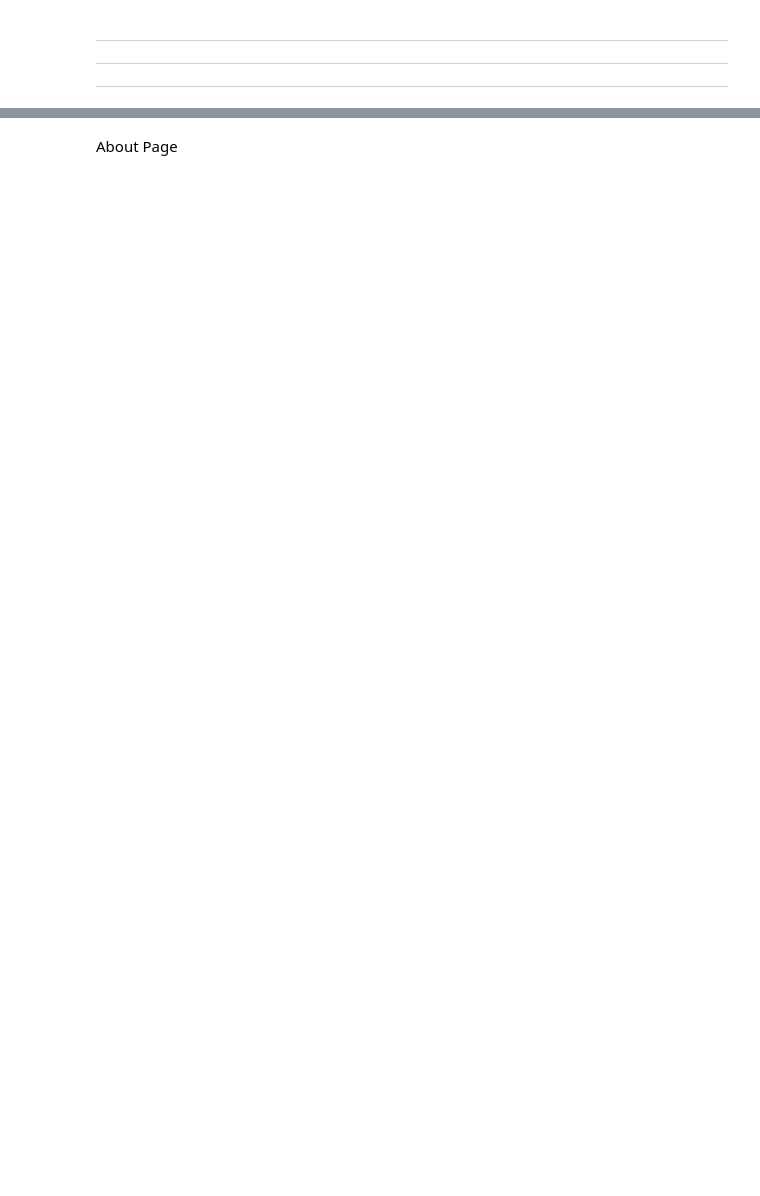
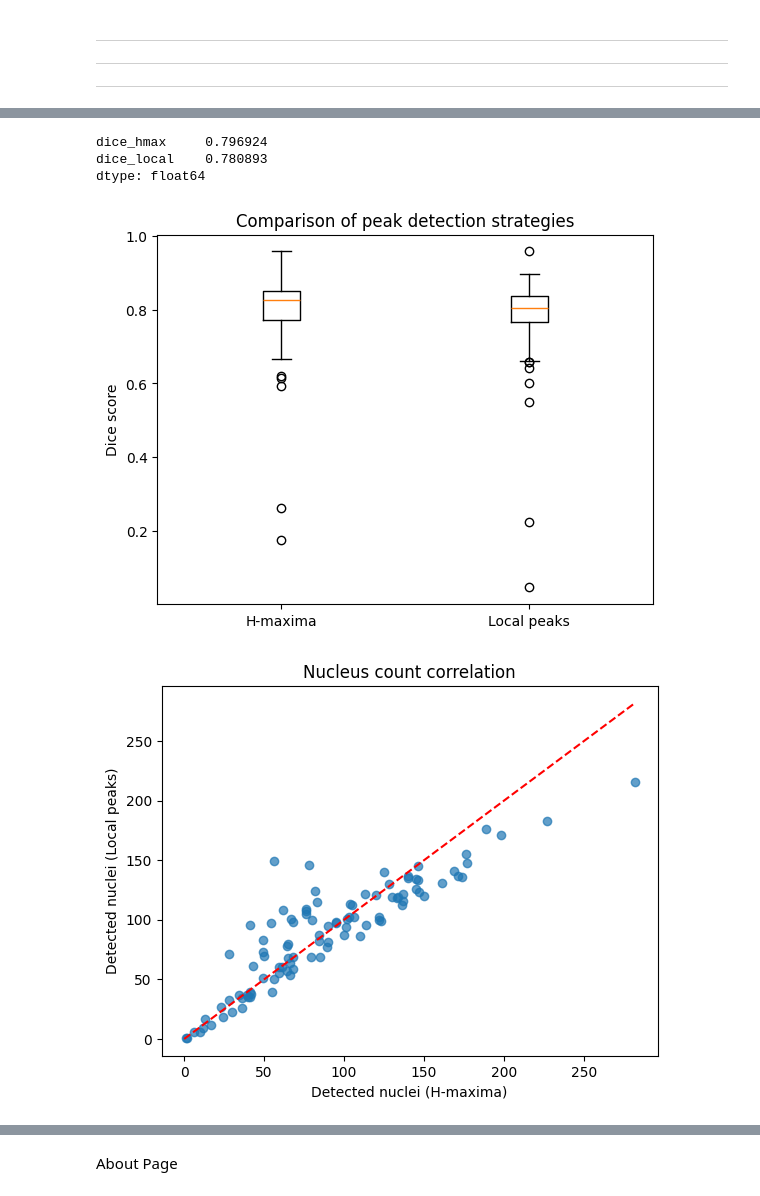
Before and after one commit to icke-wieder/CellSeg_Extension, a Jupyter notebook: Gradio_Cell_Segmentor.ipynb, the cells around one changed output, grey strips where cells are left out. Drawn from its saved outputs; the diff is of its cells as text; code cells hidden in the pictures; blank space fills up the shorter version.

```diff
--- a/Gradio_Cell_Segmentor.ipynb
+++ b/Gradio_Cell_Segmentor.ipynb
@@ -577,0 +896,24 @@ app_interface.launch(share=True)
+# %%
+import matplotlib.pyplot as plt
+
+print(df[["dice_hmax", "dice_local"]].mean())
+
+plt.boxplot([df["dice_hmax"], df["dice_local"]],
+            labels=["H-maxima","Local peaks"])
+plt.ylabel("Dice score")
+plt.title("Comparison of peak detection strategies")
+plt.show()
+
+plt.scatter(df["count_hmax"], df["count_local"], alpha=0.7)
+plt.xlabel("Detected nuclei (H-maxima)")
+plt.ylabel("Detected nuclei (Local peaks)")
+plt.title("Nucleus count correlation")
+plt.plot([0, max(df["count_hmax"].max(), df["count_local"].max())],
+         [0, max(df["count_hmax"].max(), df["count_local"].max())], 'r--')
+plt.show()
+# %% [output]
+dice_hmax     0.796924
+dice_local    0.780893
+dtype: float64
+[figure, added]
+[figure, added]
```
Also changed, not shown: parts of 11 cells of this notebook, 5 other files.
